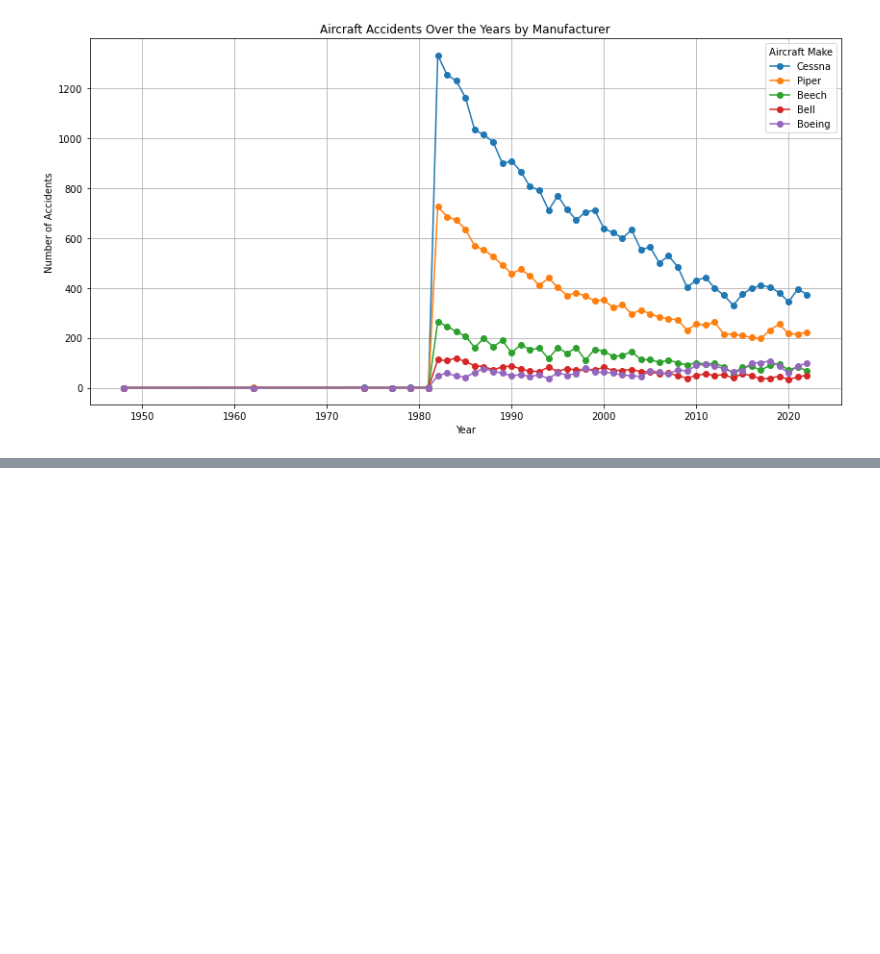
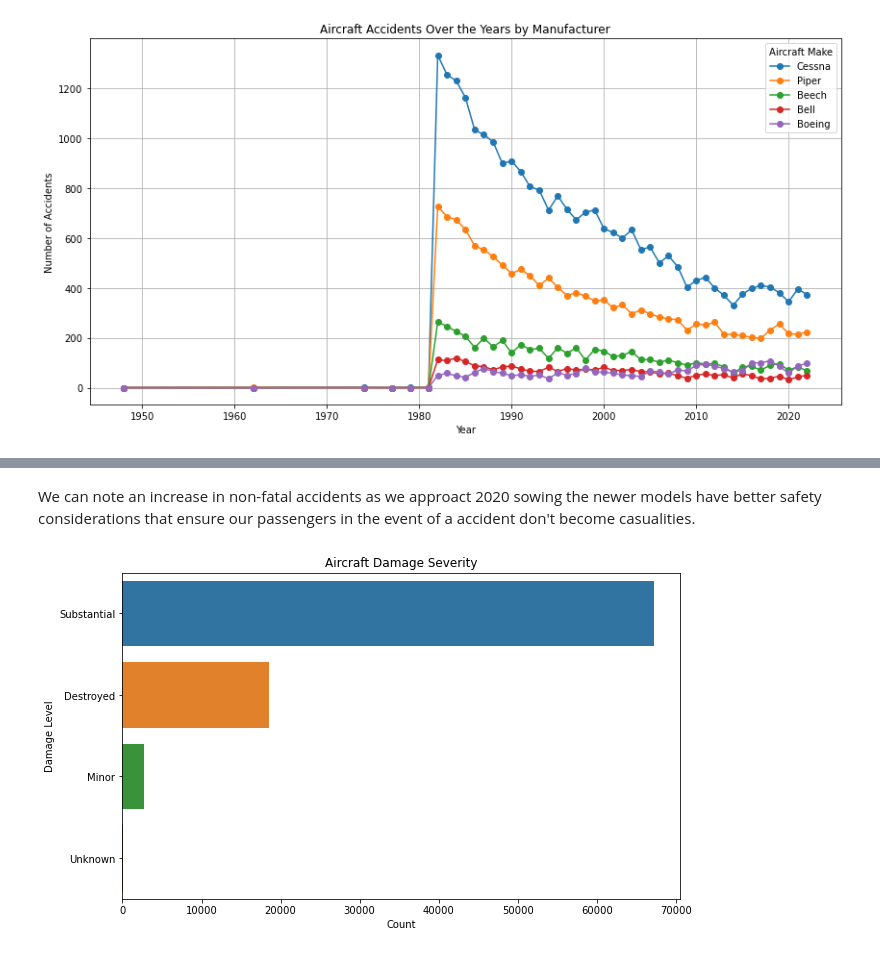
Before and after one commit to RaphaelMuthenya/DSF-P1-dawn-aviation-project, a Jupyter notebook: dawn_aviation_data_business_analysis.ipynb, the cells around one changed output, grey strips where cells are left out. Drawn from its saved outputs; the diff is of its cells as text; code cells hidden in the pictures; blank space fills up the shorter version.

```diff
--- a/dawn_aviation_data_business_analysis.ipynb
+++ b/dawn_aviation_data_business_analysis.ipynb
@@ -568,0 +592,12 @@ plt.show()
+# %% [markdown]
+We can note an increase in non-fatal accidents as we approact 2020 sowing the newer models have better safety considerations that ensure our passengers in the event of a accident don't become casualities.
+# %%
+# Aircraft damage distribution
+plt.figure(figsize=(10, 6))
+sns.countplot(data=aviation_data, y='Aircraft.damage', order=aviation_data['Aircraft.damage'].value_counts().index)
+plt.title('Aircraft Damage Severity')
+plt.xlabel('Count')
+plt.ylabel('Damage Level')
+plt.show()
+# %% [output]
+[figure, added]
```
Also changed, not shown: parts of 32 cells of this notebook.
